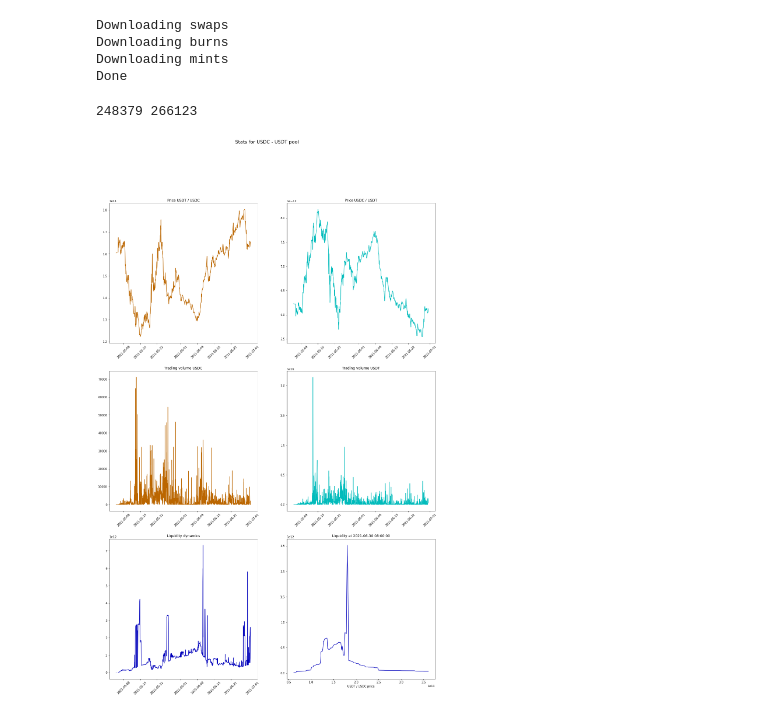
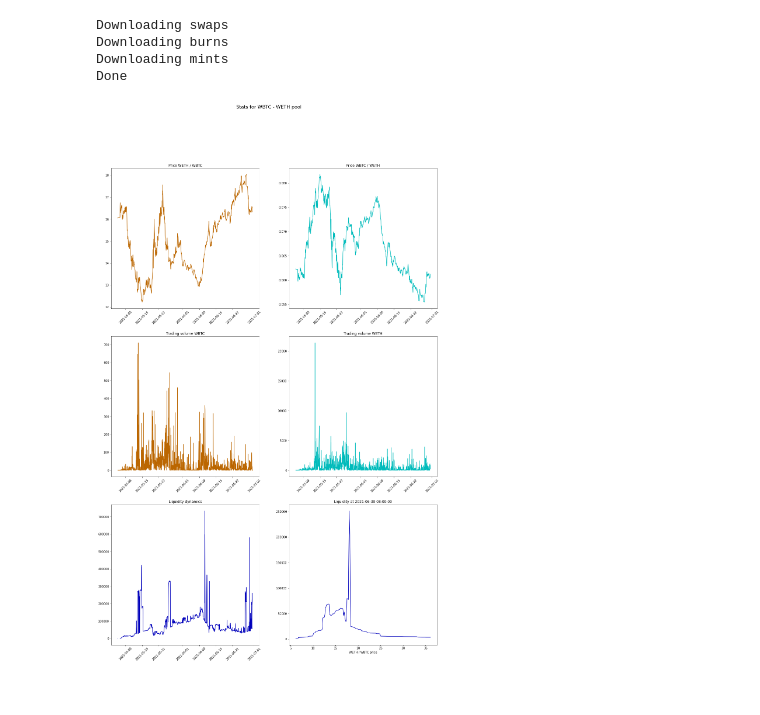
Before and after one commit to mellow-finance/mellow-strategy-sdk, a Jupyter notebook: examples/data.ipynb, the cells around one changed output. Drawn from its saved outputs; the diff is of its cells as text; code cells hidden in the pictures.

```diff
--- a/examples/data.ipynb
+++ b/examples/data.ipynb
@@ -33,13 +33,12 @@ Done
 # %%
 import pandas as pd
 import matplotlib.pyplot as plt
 import numpy as np
 from strategy.primitives import Pool, Frequency
 from strategy.data import PoolData
 
-p = PoolData(raw, Token.USDC, Token.USDT, Frequency.HOUR)
+p = PoolData(raw, Frequency.HOUR)
 p.data.tail(50)
 p.plot()
 # %% [output]
-248379 266123
-[figure, old version]
+[figure, new version]
```
Also changed, not shown: parts of 1 cell of this notebook, 1 other file.
